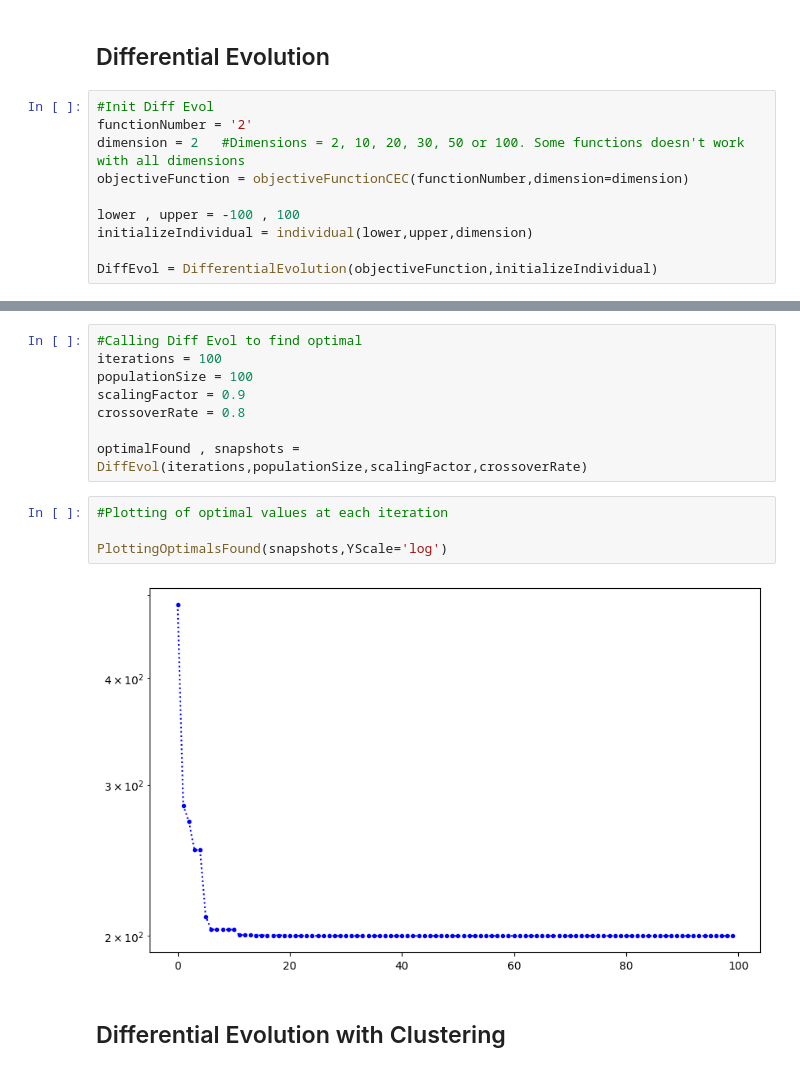
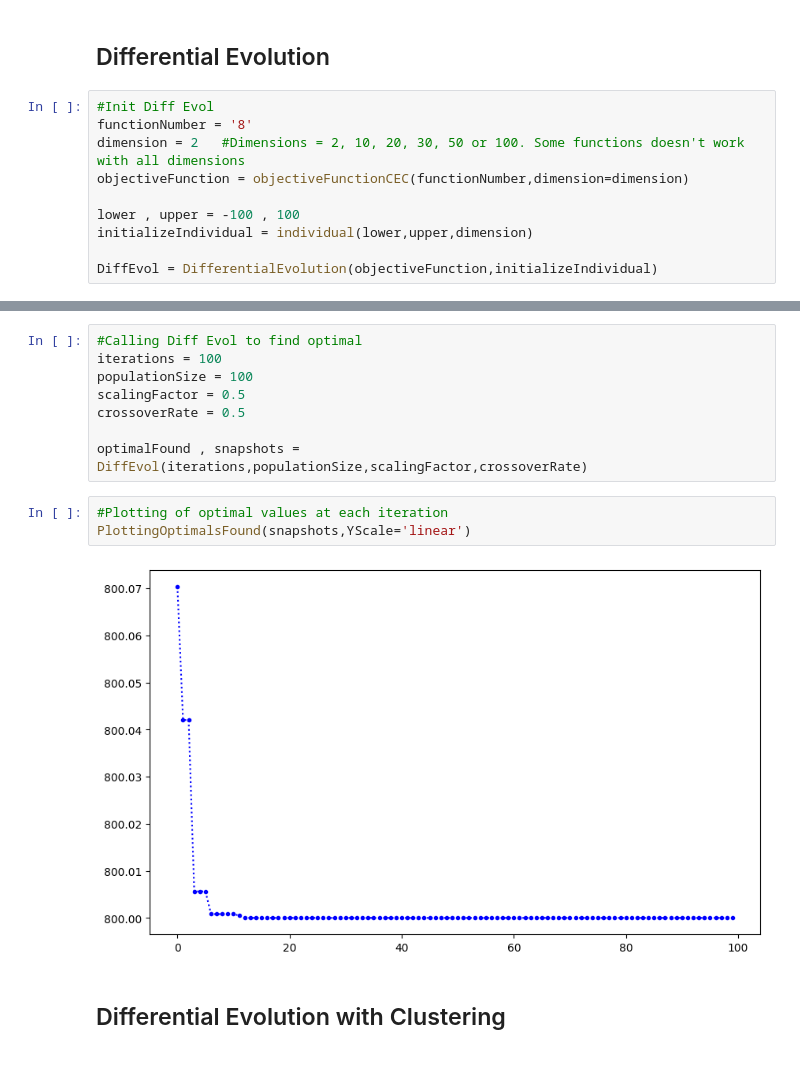
Before and after one commit to alexisuaguilaru/MetaPy, a Jupyter notebook: Testing/test_DifferentialEvolution.ipynb, the cells around one changed output, grey strips where cells are left out. Cells and saved outputs as stored; diff of their text form.

```diff
--- a/Testing/test_DifferentialEvolution.ipynb
+++ b/Testing/test_DifferentialEvolution.ipynb
@@ -39,7 +23,7 @@ from AuxiliarFunctions import objectiveFunctionCEC , individual
 ## Differential Evolution
 # %%
 #Init Diff Evol
-functionNumber = '2'
+functionNumber = '8'
 dimension = 2   #Dimensions = 2, 10, 20, 30, 50 or 100. Some functions doesn't work with all dimensions
 objectiveFunction = objectiveFunctionCEC(functionNumber,dimension=dimension)
 
@@ -51,16 +47,15 @@ DiffEvol = DifferentialEvolution(objectiveFunction,initializeIndividual)
 #Calling Diff Evol to find optimal
 iterations = 100
 populationSize = 100
-scalingFactor = 0.9
-crossoverRate = 0.8
+scalingFactor = 0.5
+crossoverRate = 0.5
 
 optimalFound , snapshots = DiffEvol(iterations,populationSize,scalingFactor,crossoverRate)
 # %%
 #Plotting of optimal values at each iteration
-
-PlottingOptimalsFound(snapshots,YScale='log')
+PlottingOptimalsFound(snapshots,YScale='linear')
 # %% [output]
-[figure, old version]
+[figure, new version]
 # %% [markdown]
 ## Differential Evolution with Clustering
 # %% [markdown]
```
Also changed, not shown: parts of 6 cells of this notebook, 1 other file.
